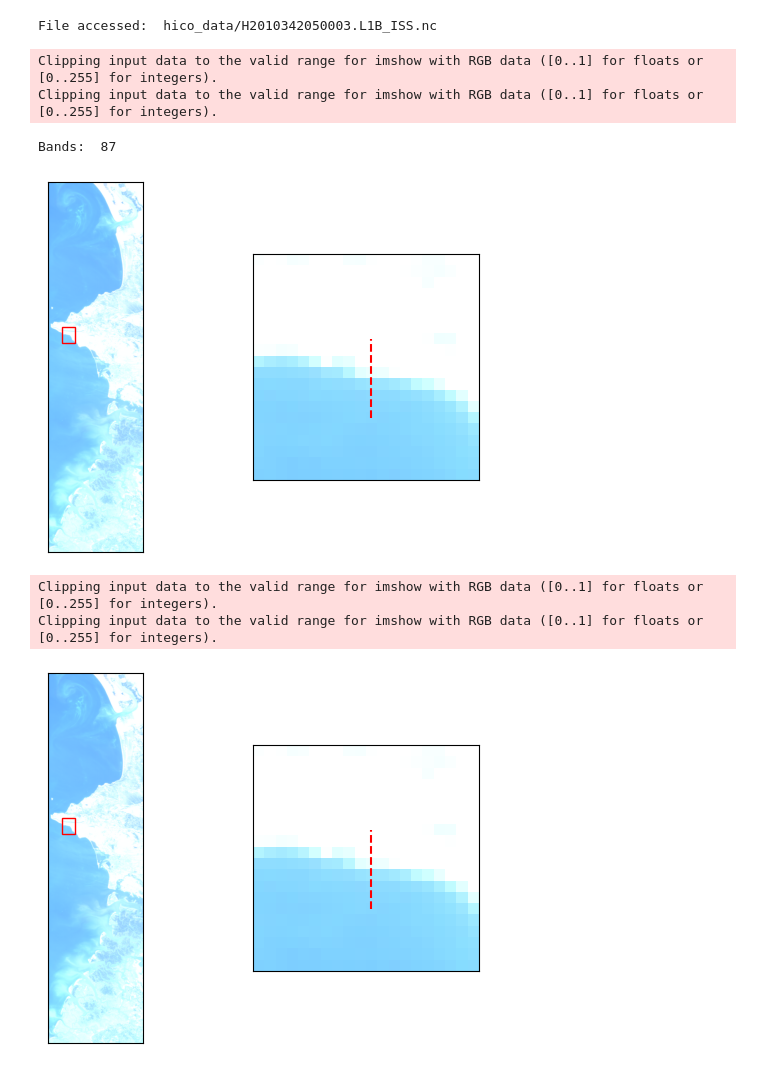
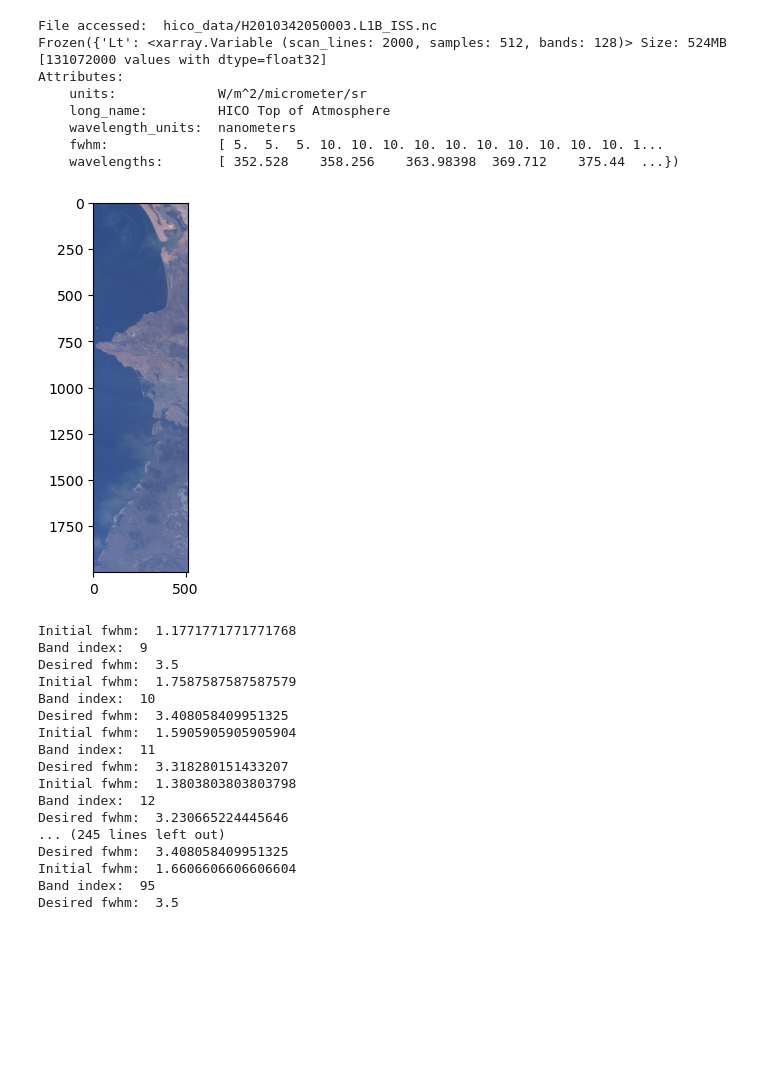
Before and after one commit to kim-ado/HYPSO-1, a Jupyter notebook: datatest.ipynb, the cells around one changed output. Drawn from its saved outputs; the diff is of its cells as text; code cells hidden in the pictures; blank space fills up the shorter version.

```diff
--- a/datatest.ipynb
+++ b/datatest.ipynb
@@ -4,26 +4,42 @@ import matplotlib.pyplot as plt
 # %%
 ba = blur.blurCube()
 
 ba.get_cube()
 
 ba.read_cube()
 
 ba.visualize_cube()
 
-ba.blur_cube()
+#ba.blur_cube()
 
-ba.plot_edge_fwhm()
+#ba.plot_edge_fwhm()
 
 #print(ba.sigma_values)
 # %% [output]
 File accessed:  hico_data/H2010342050003.L1B_ISS.nc
+Frozen({'Lt': <xarray.Variable (scan_lines: 2000, samples: 512, bands: 128)> Size: 524MB
+[131072000 values with dtype=float32]
+Attributes:
+    units:             W/m^2/micrometer/sr
+    long_name:         HICO Top of Atmosphere
+    wavelength_units:  nanometers
+    fwhm:              [ 5.  5.  5. 10. 10. 10. 10. 10. 10. 10. 10. 10. 10. 1...
+    wavelengths:       [ 352.528    358.256    363.98398  369.712    375.44  ...})
+[figure, new version]
-Clipping input data to the valid range for imshow with RGB data ([0..1] for floats or [0..255] for integers).
-Clipping input data to the valid range for imshow with RGB data ([0..1] for floats or [0..255] for integers).
+Initial fwhm:  1.1771771771771768
+Band index:  9
+Desired fwhm:  3.5
+Initial fwhm:  1.7587587587587579
+Band index:  10
+Desired fwhm:  3.408058409951325
+Initial fwhm:  1.5905905905905904
+Band index:  11
+Desired fwhm:  3.318280151433207
+Initial fwhm:  1.3803803803803798
+Band index:  12
+Desired fwhm:  3.230665224445646
+... (245 lines left out)
+Desired fwhm:  3.408058409951325
+Initial fwhm:  1.6606606606606604
+Band index:  95
+Desired fwhm:  3.5
-Bands:  87
-[figure, old version]
-# %%
-ba.visualize_cube()
-# %% [output]
-Clipping input data to the valid range for imshow with RGB data ([0..1] for floats or [0..255] for integers).
-Clipping input data to the valid range for imshow with RGB data ([0..1] for floats or [0..255] for integers).
-[figure, removed]
```
Also changed, not shown: 3 other files.
